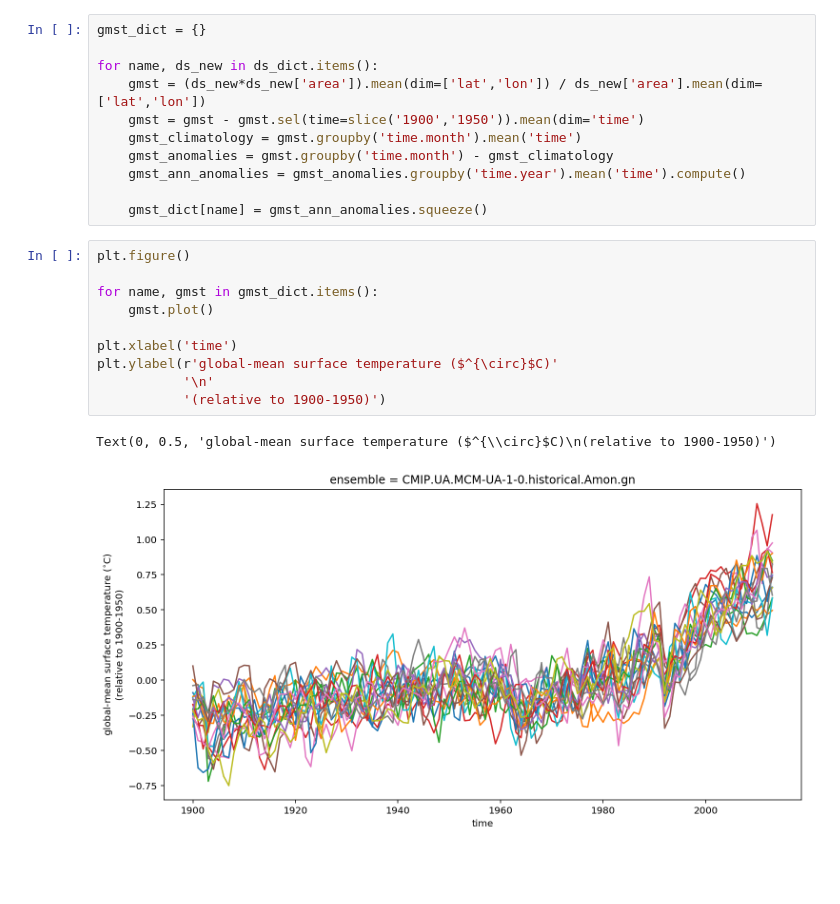
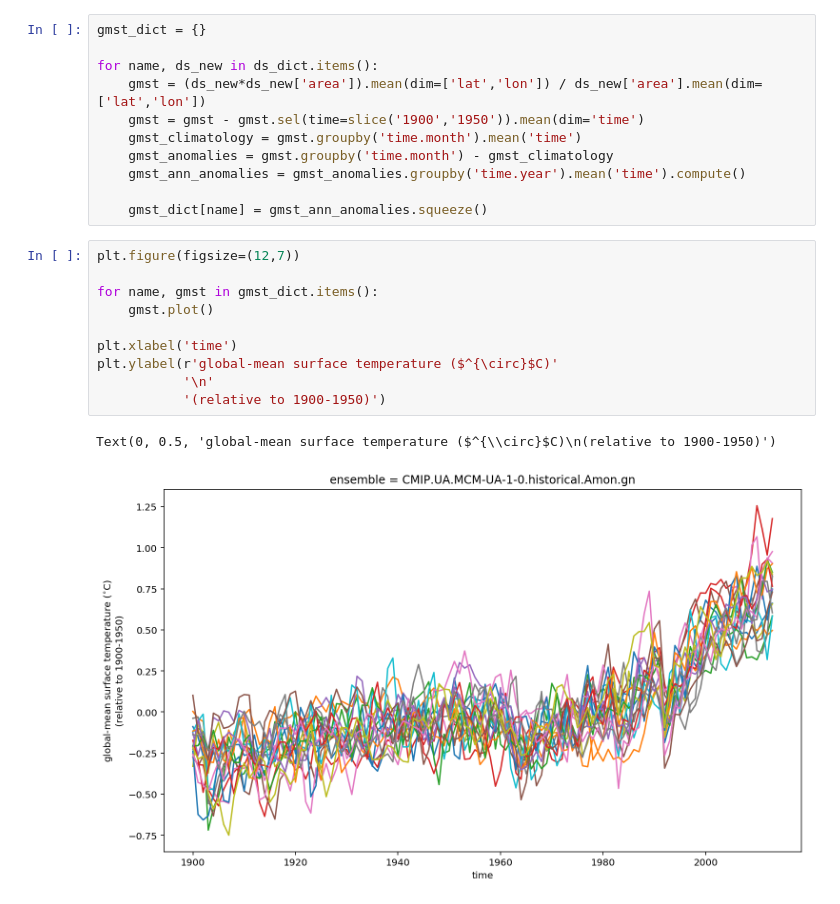
Before and after one commit to hdrake/cmip6-temperature-demo, a Jupyter notebook: notebooks/calculate_simulated_global_warming.ipynb, the cells around one changed output. Drawn from its saved outputs; the diff is of its cells as text; blank space fills up the shorter version.

Commit message:
Making figure bigger

```diff
--- a/notebooks/calculate_simulated_global_warming.ipynb
+++ b/notebooks/calculate_simulated_global_warming.ipynb
@@ -158,15 +158,15 @@ for name, ds_new in ds_dict.items():
 
     gmst_dict[name] = gmst_ann_anomalies.squeeze()
 # %%
-plt.figure()
+plt.figure(figsize=(12,7))
 
 for name, gmst in gmst_dict.items():
     gmst.plot()
 
 plt.xlabel('time')
 plt.ylabel(r'global-mean surface temperature ($^{\circ}$C)'
            '\n'
            '(relative to 1900-1950)')
 # %% [output]
 Text(0, 0.5, 'global-mean surface temperature ($^{\\circ}$C)\n(relative to 1900-1950)')
-[figure, old version]
+[figure, new version]
```
